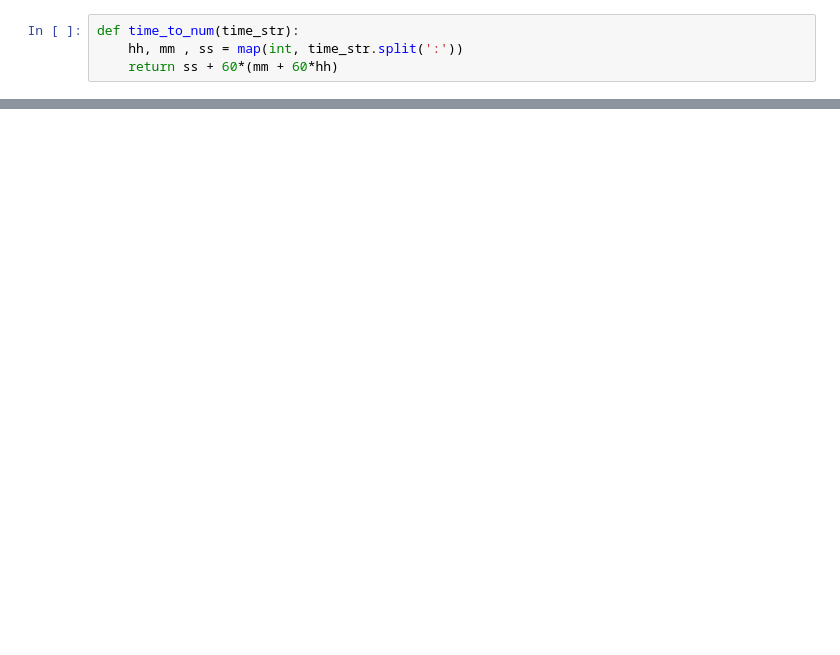
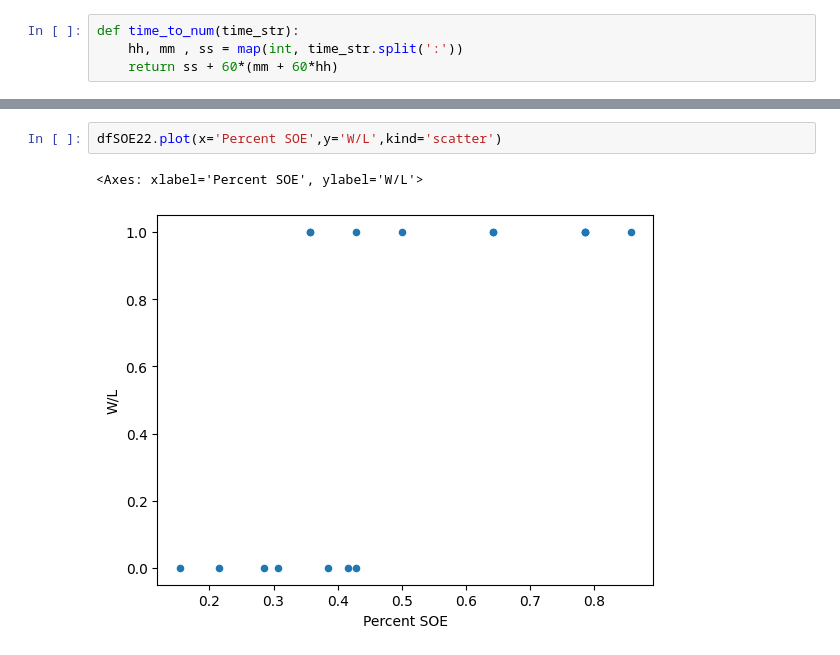
Before and after one commit to dboyko44/ML-Final-Project, a Jupyter notebook: ML_Final_Project_team.ipynb, the cells around one changed output, grey strips where cells are left out. Saved outputs shown, nothing was run; the diff lists cells and outputs as text; blank space fills up the shorter version.

```diff
--- a/ML_Final_Project_team.ipynb
+++ b/ML_Final_Project_team.ipynb
@@ -199,0 +236,5 @@ _________________________________________________________________
+# %%
+dfSOE22.plot(x='Percent SOE',y='W/L',kind='scatter')
+# %% [output]
+<Axes: xlabel='Percent SOE', ylabel='W/L'>
+[figure, added]
```
Also changed, not shown: parts of 19 cells of this notebook.
